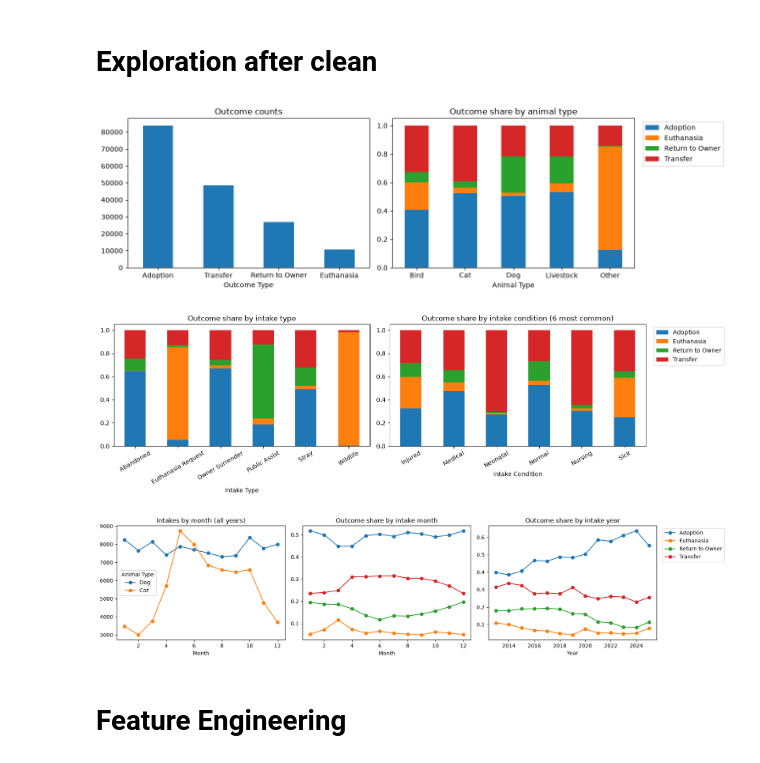
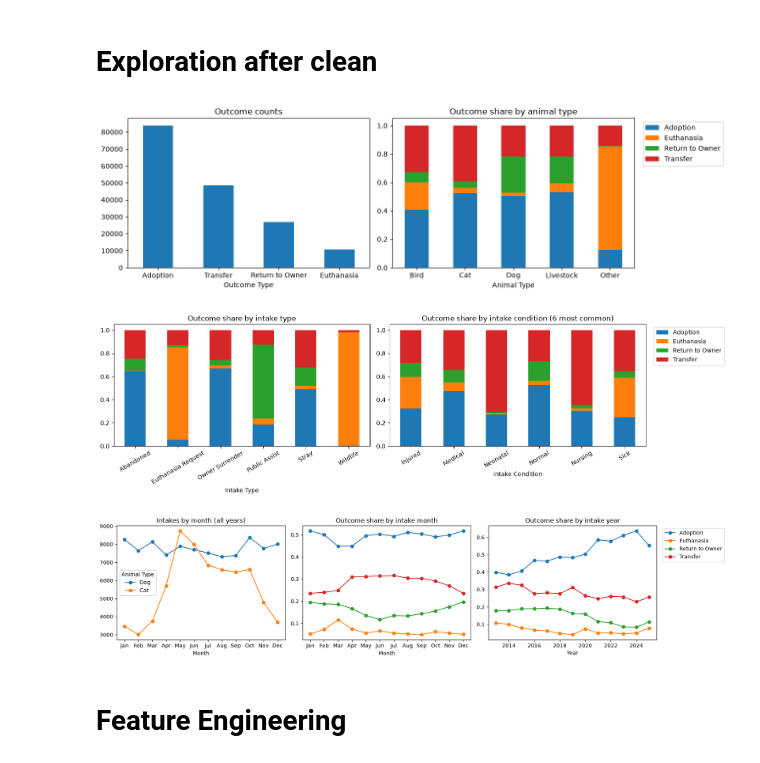
Before and after one commit to JonahBlackmon/machine_learning_final, a Jupyter notebook: project.ipynb, the cells around one changed output. Drawn from its saved outputs; the diff is of its cells as text; code cells hidden in the pictures.

Commit message:
changed graphs to show month name

```diff
--- a/project.ipynb
+++ b/project.ipynb
@@ -142,34 +142,46 @@ Name: proportion, dtype: float64
 fig, ax = plt.subplots(1, 2, figsize=(13, 4))
 df["Outcome Type"].value_counts().plot.bar(ax=ax[0], title="Outcome counts", rot=0)
 pd.crosstab(df["Animal Type"], df["Outcome Type"], normalize="index").plot.bar(
     stacked=True, ax=ax[1], title="Outcome share by animal type", rot=0)
 ax[1].legend(bbox_to_anchor=(1.02, 1), loc="upper left")
 plt.tight_layout(); plt.show()
 
 fig, ax = plt.subplots(1, 2, figsize=(15, 4.5))
 pd.crosstab(df["Intake Type"], df["Outcome Type"], normalize="index").plot.bar(
     stacked=True, ax=ax[0], title="Outcome share by intake type", rot=30, legend=False)
 top_cond = df["Intake Condition"].value_counts().head(6).index
 pd.crosstab(df[df["Intake Condition"].isin(top_cond)]["Intake Condition"], df["Outcome Type"],
             normalize="index").plot.bar(stacked=True, ax=ax[1],
             title="Outcome share by intake condition (6 most common)", rot=30)
 ax[1].legend(bbox_to_anchor=(1.02, 1), loc="upper left")
 plt.tight_layout(); plt.show()
 
+
+
 fig, ax = plt.subplots(1, 3, figsize=(17, 4))
 pd.crosstab(df["DateTime"].dt.month, df["Animal Type"])[["Dog", "Cat"]].plot(
     ax=ax[0], marker="o", title="Intakes by month (all years)")
 pd.crosstab(df["DateTime"].dt.month, df["Outcome Type"], normalize="index").plot(
     ax=ax[1], marker="o", title="Outcome share by intake month", legend=False)
+
+import calendar
+
+months = list(calendar.month_abbr)[1:]
+
+ax[0].set_xticks(range(1, 13))
+ax[0].set_xticklabels(months)
+
+ax[1].set_xticks(range(1, 13))
+ax[1].set_xticklabels(months)
 pd.crosstab(df["DateTime"].dt.year, df["Outcome Type"], normalize="index").plot(
     ax=ax[2], marker="o", title="Outcome share by intake year")
 ax[0].set_xlabel("Month"); ax[1].set_xlabel("Month"); ax[2].set_xlabel("Year")
 ax[2].legend(bbox_to_anchor=(1.02, 1), loc="upper left")
 plt.tight_layout(); plt.show()
 # %% [output]
 [figure]
 [figure]
-[figure, old version]
+[figure, new version]
 # %% [markdown]
 # Feature Engineering
 # %%
```
Also changed, not shown: parts of 2 cells of this notebook.
